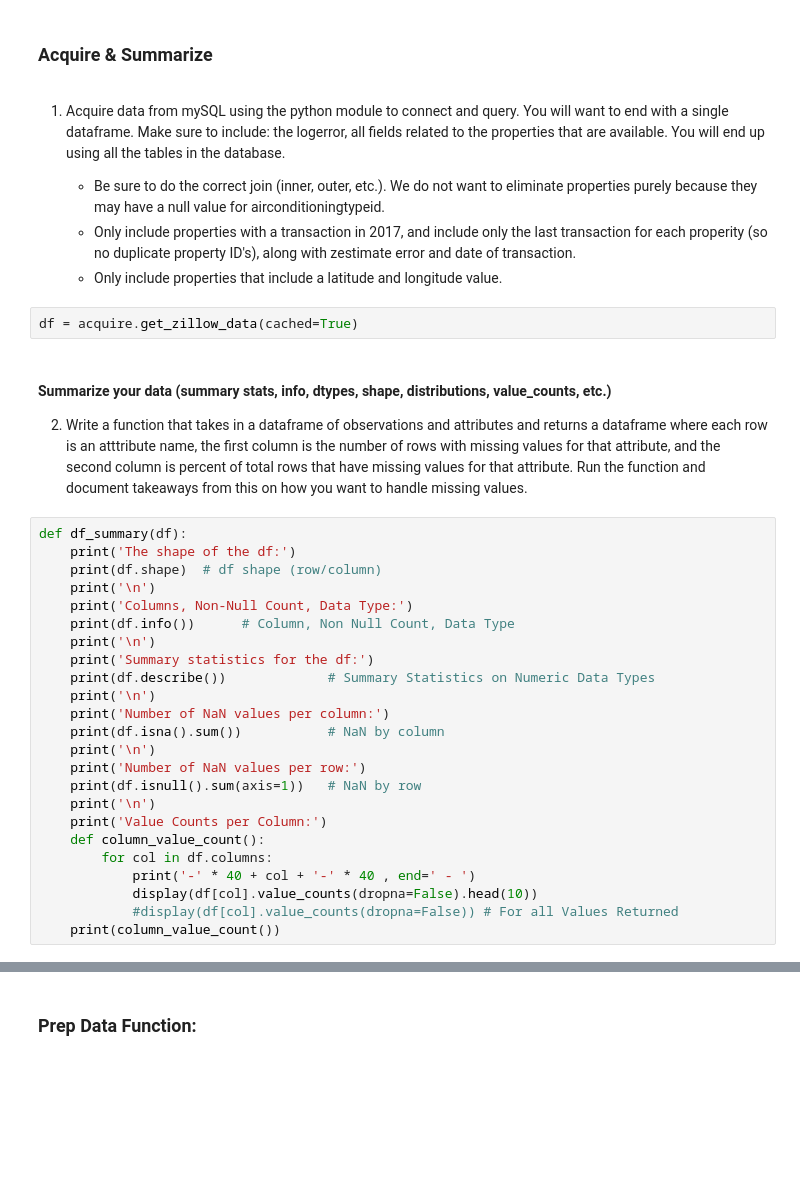
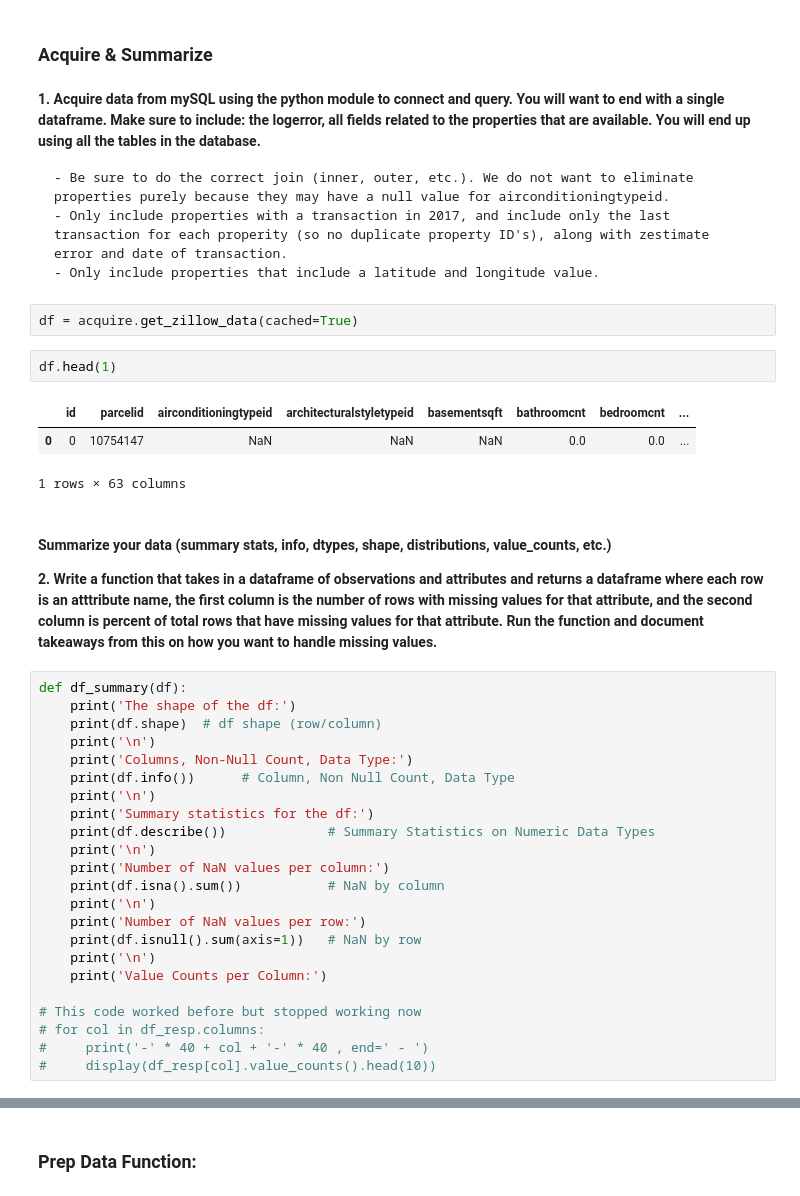
Before and after one commit to CSolitaire/clustering-exercises, a Jupyter notebook: zillow.ipynb, the cells around one changed output, grey strips where cells are left out. Cells and saved outputs as stored; diff of their text form; blank space fills up the shorter version.

```diff
--- a/zillow.ipynb
+++ b/zillow.ipynb
@@ -25,17 +25,23 @@ from sklearn.preprocessing import PolynomialFeatures
 # %% [markdown]
 ### Acquire & Summarize
 # %% [markdown]
-1. Acquire data from mySQL using the python module to connect and query. You will want to end with a single dataframe. Make sure to include: the logerror, all fields related to the properties that are available. You will end up using all the tables in the database.
+**1. Acquire data from mySQL using the python module to connect and query. You will want to end with a single dataframe. Make sure to include: the logerror, all fields related to the properties that are available. You will end up using all the tables in the database.**
 
     - Be sure to do the correct join (inner, outer, etc.). We do not want to eliminate properties purely because they may have a null value for airconditioningtypeid.
     - Only include properties with a transaction in 2017, and include only the last transaction for each properity (so no duplicate property ID's), along with zestimate error and date of transaction.
     - Only include properties that include a latitude and longitude value.
 # %%
 df = acquire.get_zillow_data(cached=True)
+# %%
+df.head(1)
+# %% [output]
+|  | id | parcelid | airconditioningtypeid | architecturalstyletypeid | basementsqft | bathroomcnt | bedroomcnt | ... |
+| 0 | 0 | 10754147 | NaN | NaN | NaN | 0.0 | 0.0 | ... |
+1 rows × 63 columns
 # %% [markdown]
 #### Summarize your data (summary stats, info, dtypes, shape, distributions, value_counts, etc.)
 
-2. Write a function that takes in a dataframe of observations and attributes and returns a dataframe where each row is an atttribute name, the first column is the number of rows with missing values for that attribute, and the second column is percent of total rows that have missing values for that attribute. Run the function and document takeaways from this on how you want to handle missing values.
+**2. Write a function that takes in a dataframe of observations and attributes and returns a dataframe where each row is an atttribute name, the first column is the number of rows with missing values for that attribute, and the second column is percent of total rows that have missing values for that attribute. Run the function and document takeaways from this on how you want to handle missing values.**
 # %%
 def df_summary(df):
     print('The shape of the df:')
@@ -54,12 +60,11 @@ def df_summary(df):
     print(df.isnull().sum(axis=1))   # NaN by row
     print('\n')
     print('Value Counts per Column:')
-    def column_value_count():
-        for col in df.columns:
-            print('-' * 40 + col + '-' * 40 , end=' - ')
-            display(df[col].value_counts(dropna=False).head(10))
-            #display(df[col].value_counts(dropna=False)) # For all Values Returned
-    print(column_value_count())
+
+# This code worked before but stopped working now
+# for col in df_resp.columns:
+#     print('-' * 40 + col + '-' * 40 , end=' - ')
+#     display(df_resp[col].value_counts().head(10))
 # %%
 df_summary(df)
 # %% [output]
```
Also changed, not shown: parts of 11 cells of this notebook.
